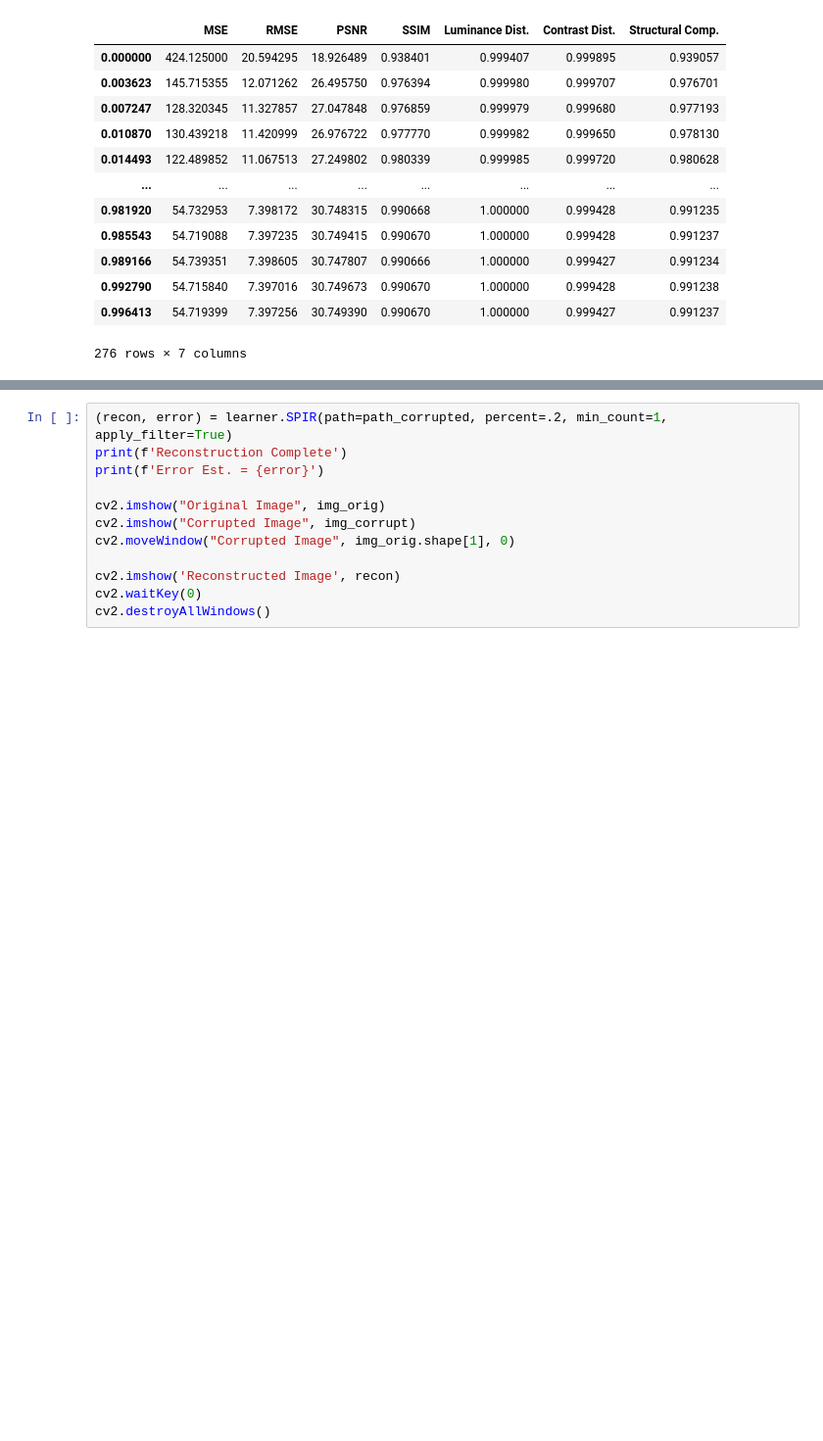
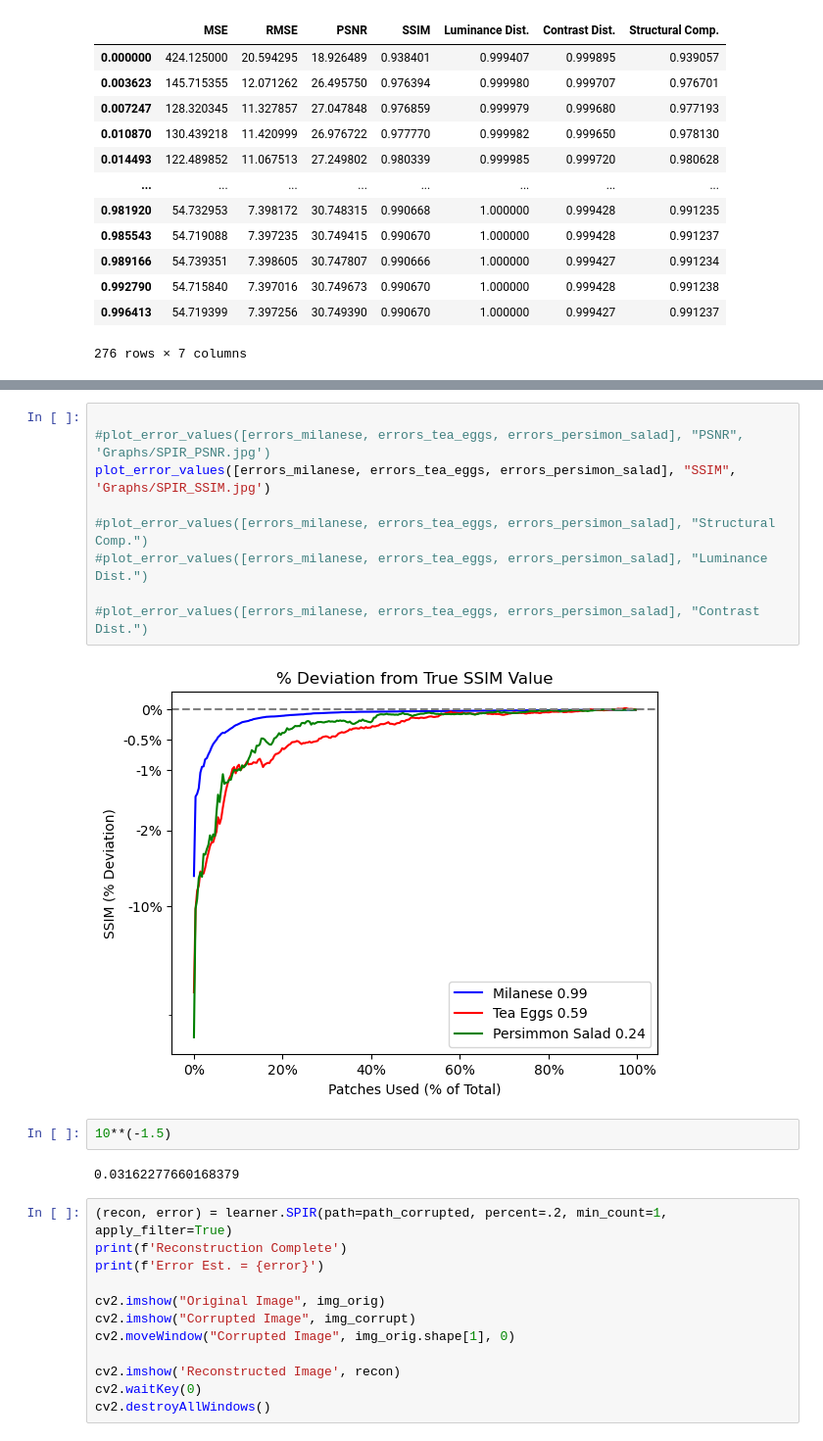
Before and after one commit to rainonej/Sparse-Dictionary-Learning, a Jupyter notebook: more_tests.ipynb, the cells around one changed output, grey strips where cells are left out. Shown: that part at 98% size. Saved outputs shown, nothing was run; the diff lists cells and outputs as text; blank space fills up the shorter version.

Commit message:
got graphs

```diff
--- a/more_tests.ipynb
+++ b/more_tests.ipynb
@@ -256,3 +333,18 @@ plot_error_values(errors_milanese, "SSIM")
+# %%
+
+#plot_error_values([errors_milanese, errors_tea_eggs, errors_persimon_salad], "PSNR", 'Graphs/SPIR_PSNR.jpg')
+plot_error_values([errors_milanese, errors_tea_eggs, errors_persimon_salad], "SSIM", 'Graphs/SPIR_SSIM.jpg')
+
+#plot_error_values([errors_milanese, errors_tea_eggs, errors_persimon_salad], "Structural Comp.")
+#plot_error_values([errors_milanese, errors_tea_eggs, errors_persimon_salad], "Luminance Dist.")
+
+#plot_error_values([errors_milanese, errors_tea_eggs, errors_persimon_salad], "Contrast Dist.")
+# %% [output]
+[figure, added]
+# %%
+10**(-1.5)
+# %% [output]
+0.03162277660168379
 # %%
 (recon, error) = learner.SPIR(path=path_corrupted, percent=.2, min_count=1, apply_filter=True)
 print(f'Reconstruction Complete')
```
Also changed, not shown: parts of 4 cells of this notebook, 2 other files.
